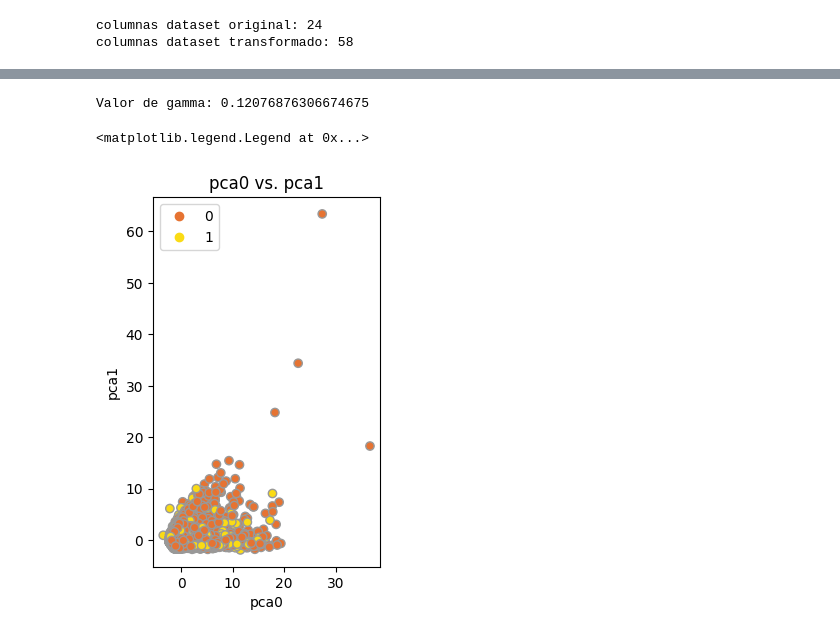
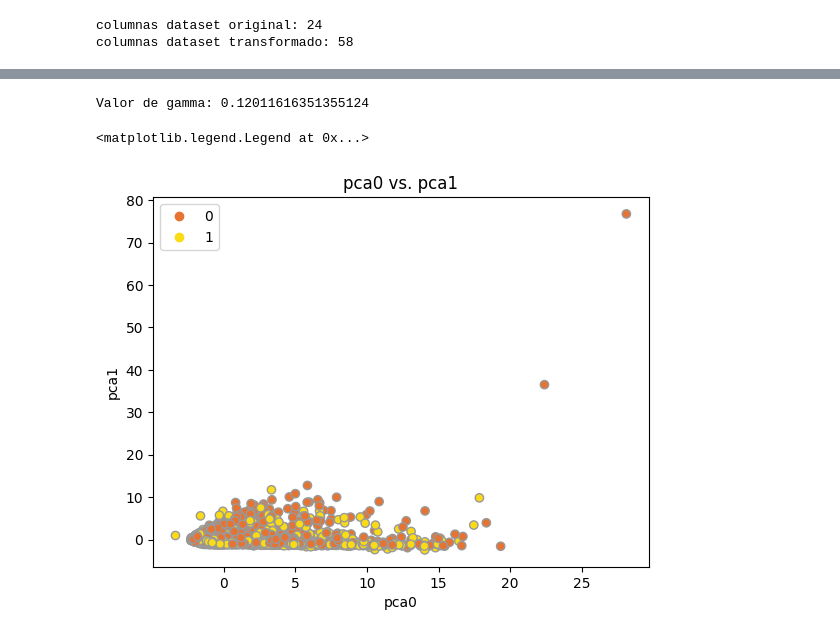
Before and after one commit to 2024-2-analitica-predictiva/2024-2-LAB-03-prediccion-del-default-usando-svc-Felipe-Arikpa, a Jupyter notebook: homework/notebook2.ipynb, the cells around one changed output, grey strips where cells are left out. Cells and saved outputs as stored; diff of their text form; code cells hidden in the pictures.

```diff
--- a/homework/notebook2.ipynb
+++ b/homework/notebook2.ipynb
@@ -47,3 +47,20 @@ def division_dataset(dataset):
 
 x_train, y_train = division_dataset(train)
 x_test, y_test = division_dataset(test)
+# %%
+from sklearn.utils import shuffle
+
+class_0 = x_train[y_train == 0]
+class_1 = x_train[y_train == 1]
+
+class_0_sample = class_0.sample(frac=0.3, random_state=666)
+
+x_train_reducted = pd.concat([class_0_sample, class_1])
+y_train_reducted = pd.concat([
+    pd.Series([0] * len(class_0_sample), index=class_0_sample.index),
+    pd.Series([1] * len(class_1), index=class_1.index)
+])
+
+x_train_reducted, y_train_reducted = shuffle(x_train_reducted, y_train_reducted, random_state=666)
+
+y_train_reducted.value_counts()
@@ -73,7 +113,7 @@ pipe = Pipeline(steps=
     ]
 )
 
-pipe.fit(x_train, y_train)
+pipe.fit(x_train_reducted, y_train_reducted)
 # %% [output]
 The format of the columns of the 'remainder' transformer in ColumnTransformer.transformers_ will change in version 1.7 to match the format of the other transformers.
 At the moment the remainder columns are stored as indices (of type int). With the same ColumnTransformer configuration, in the future they will be stored as column names (of type str).
@@ -149,7 +189,7 @@ display(
 # %%
 columns_transformer = pipe.named_steps['preprocessor']
 
-x_transformed = columns_transformer.transform(x_train)
+x_transformed = columns_transformer.transform(x_train_reducted)
 x_transformed = pd.DataFrame(x_transformed, columns=columns_transformer.get_feature_names_out())
 
 print('columnas dataset original:', len(train.columns))
@@ -214,20 +254,20 @@ scoring = make_scorer(custom_metric)
 
 param_grid = {
     'classifier__C': [1, 5, 10, 20, 40, 70, 100],
-    #'classifier__C': np.arange(5, 11, 5),
+    #'classifier__C': np.arange(65, 76, 3),
     'classifier__gamma': [0.01, 0.03, 0.06, 0.1, 0.3, 0.6, 1],
-    #'classifier__gamma': np.arange(0.08, 0.15, 0.06),
+    #'classifier__gamma': np.arange(0.6, 1.1, 0.2),
 }
 
 model = GridSearchCV(
     estimator=pipe,
     param_grid=param_grid,
-    cv=5,
+    cv=4,
     scoring=scoring,
     n_jobs=-1,
     refit=True,
     verbose=1
 )
 
-model.fit(x_train, y_train)
+model.fit(x_train_reducted, y_train_reducted)
 # %% [output]
@@ -337,33 +389,32 @@ results.head(10)
 svm = pipe.named_steps['classifier']
 print('Valor de gamma:', svm._gamma)
 # %% [output]
-Valor de gamma: 0.12076876306674675
+Valor de gamma: 0.12011616351355124
 # %%
 import matplotlib.pyplot as plt
 from matplotlib.colors import ListedColormap
 
 fig, ax = plt.subplots()
 
-ax.set_aspect('equal')
 scatter = ax.scatter(
     x = pca_dataset.iloc[:, 0],
     y = pca_dataset.iloc[:, 1],
-    c = y_train,
+    c = y_train_reducted,
     zorder = 2,
     edgecolors = '#999999',
     cmap = ListedColormap(['#E67332', '#FADB15'])
 )
 
 ax.set_title('pca0 vs. pca1')
 ax.set_xlabel('pca0')
 ax.set_ylabel('pca1')
 ax.legend(
     handles = scatter.legend_elements()[0],
-    labels = list(y_train.unique())
+    labels = list(y_train_reducted.unique())
 )
 # %% [output]
 <matplotlib.legend.Legend at 0x...>
-[figure, old version]
+[figure, new version]
 # %%
 min_pca0 = min(pca_dataset.iloc[:, 0])
 max_pca0 = max(pca_dataset.iloc[:, 0])
```
Also changed, not shown: parts of 11 cells of this notebook, 1 other file.
